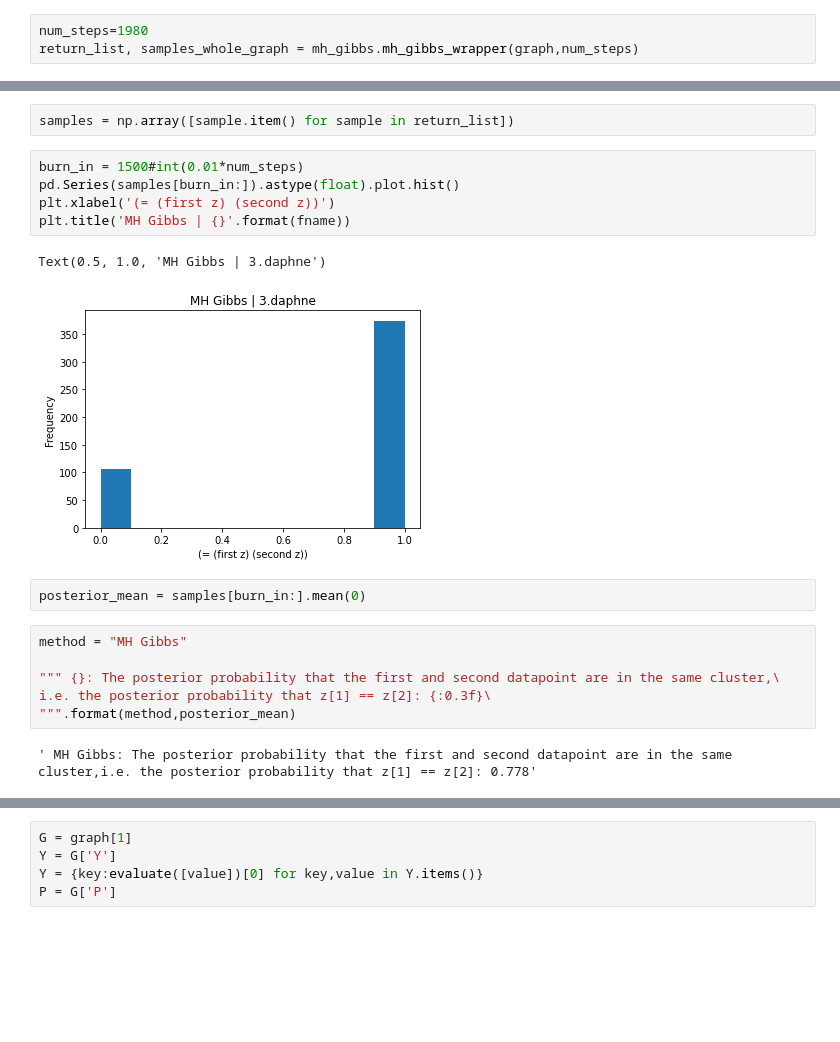
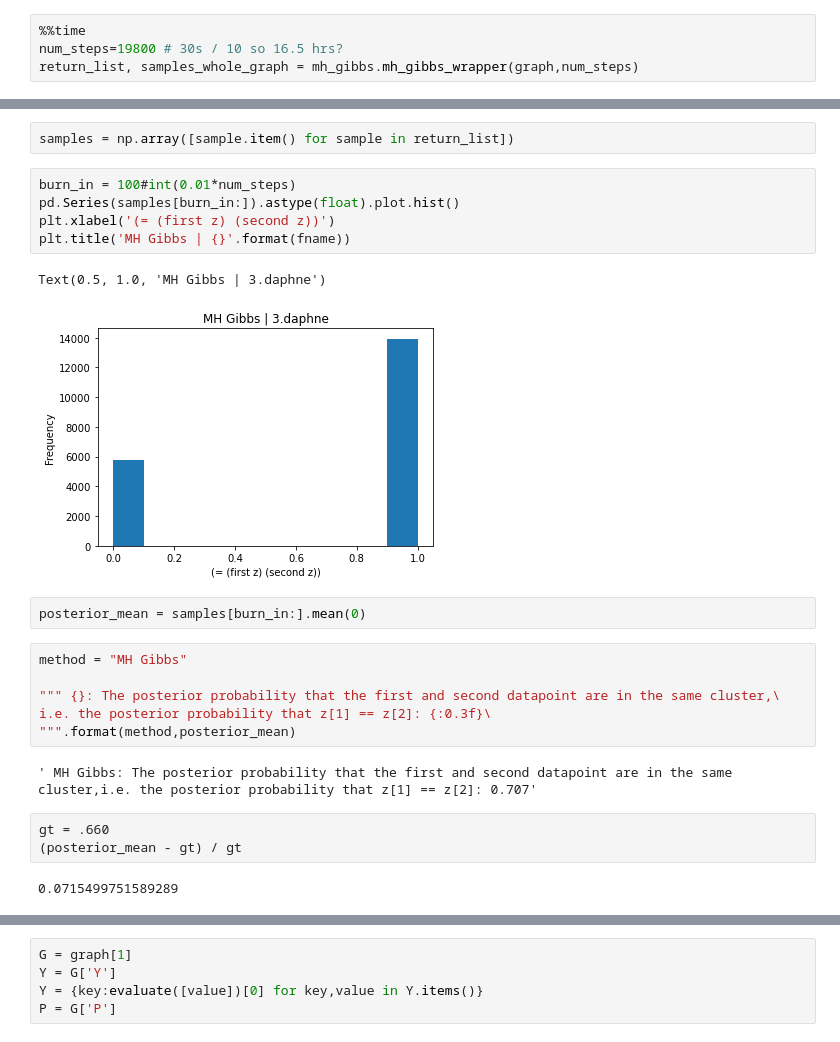
Before and after one commit to geoffwoollard/prob_prog, a Jupyter notebook: hw/hw3/hw3_problem3.ipynb, the cells around one changed output, grey strips where cells are left out. Drawn from its saved outputs; the diff is of its cells as text; blank space fills up the shorter version.

```diff
--- a/hw/hw3/hw3_problem3.ipynb
+++ b/hw/hw3/hw3_problem3.ipynb
@@ -104,5 +104,6 @@ graph
    'observe20': -0.05}},
  ['=', 'sample7', 'sample9']]
 # %%
-num_steps=1980
+%%time
+num_steps=19800 # 30s / 10 so 16.5 hrs?
 return_list, samples_whole_graph = mh_gibbs.mh_gibbs_wrapper(graph,num_steps)
@@ -109,13 +113,13 @@ return_list, samples_whole_graph = mh_gibbs.mh_gibbs_wrapper(graph,num_steps)
 # %%
 samples = np.array([sample.item() for sample in return_list])
 # %%
-burn_in = 1500#int(0.01*num_steps)
+burn_in = 100#int(0.01*num_steps)
 pd.Series(samples[burn_in:]).astype(float).plot.hist()
 plt.xlabel('(= (first z) (second z))')
 plt.title('MH Gibbs | {}'.format(fname))
 # %% [output]
 Text(0.5, 1.0, 'MH Gibbs | 3.daphne')
-[figure, old version]
+[figure, new version]
 # %%
 posterior_mean = samples[burn_in:].mean(0)
 # %%
@@ -125,7 +129,12 @@ method = "MH Gibbs"
 i.e. the posterior probability that z[1] == z[2]: {:0.3f}\
 """.format(method,posterior_mean)
 # %% [output]
-' MH Gibbs: The posterior probability that the first and second datapoint are in the same cluster,i.e. the posterior probability that z[1] == z[2]: 0.778'
+' MH Gibbs: The posterior probability that the first and second datapoint are in the same cluster,i.e. the posterior probability that z[1] == z[2]: 0.707'
+# %%
+gt = .660
+(posterior_mean - gt) / gt
+# %% [output]
+0.0715499751589289
 # %%
 pd.Series(samples).astype(int).plot()
 plt.xlabel('Iteration')
```
Also changed, not shown: parts of 4 cells of this notebook.
